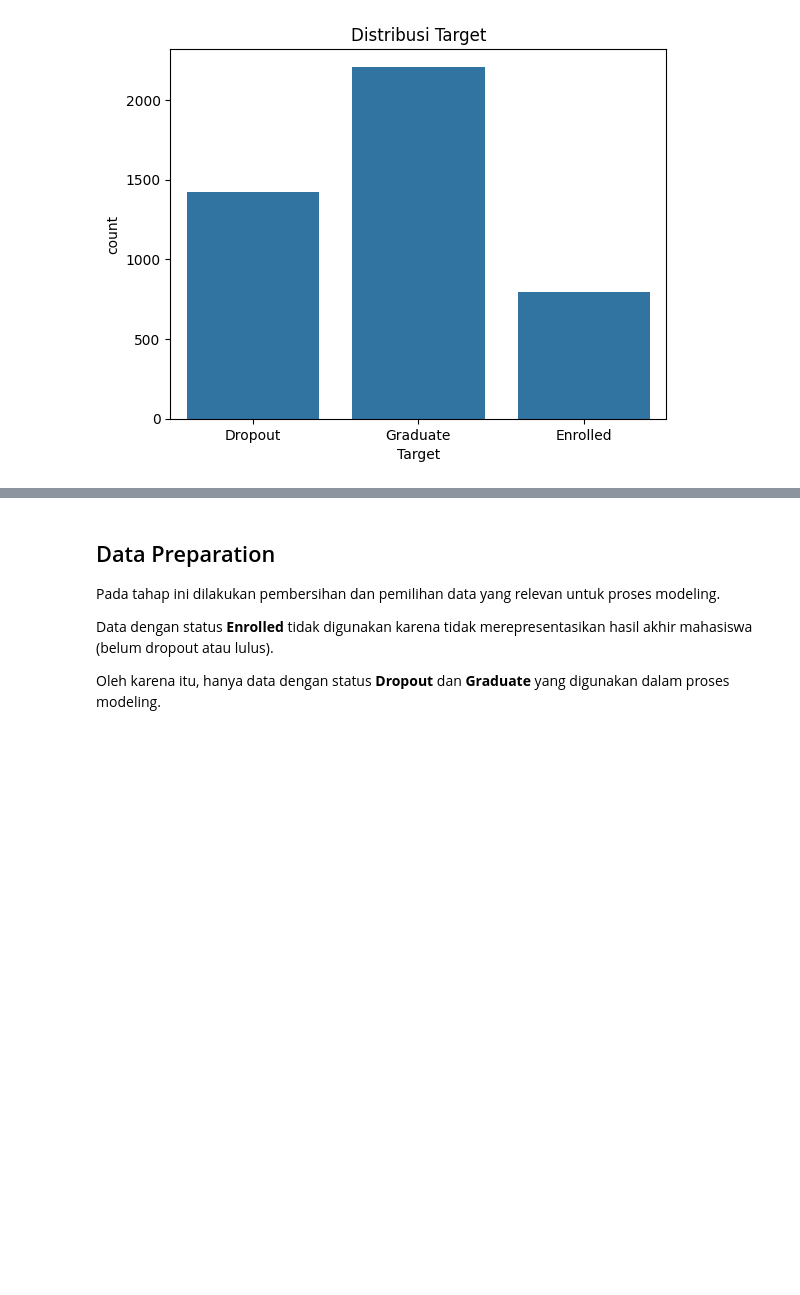
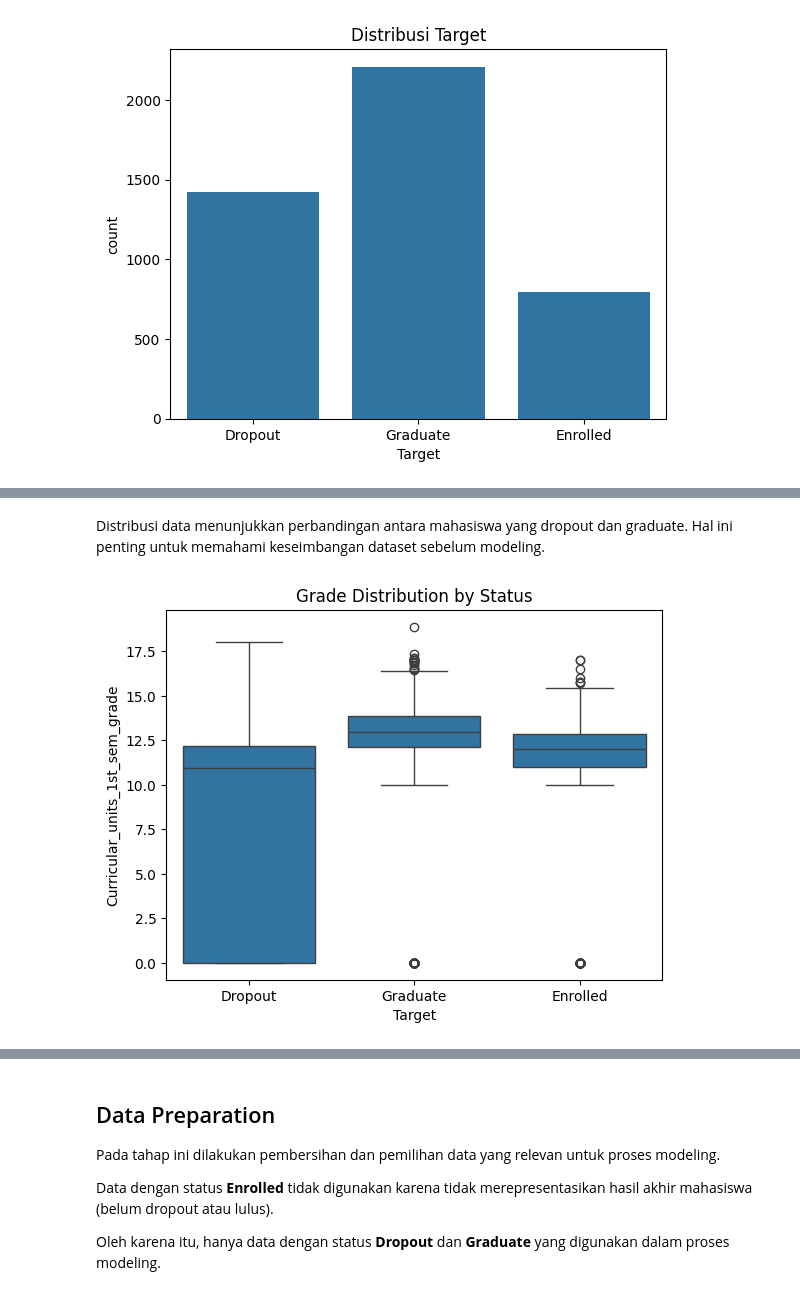
Before and after one commit to swynt/data-project-1, a Jupyter notebook: student-dropout-prediction/notebook.ipynb, the cells around one changed output, grey strips where cells are left out. Cells and saved outputs as stored; diff of their text form; code cells hidden in the pictures; blank space fills up the shorter version.

```diff
--- a/student-dropout-prediction/notebook.ipynb
+++ b/student-dropout-prediction/notebook.ipynb
@@ -85,0 +97,9 @@ plt.show()
+# %% [markdown]
+Distribusi data menunjukkan perbandingan antara mahasiswa yang dropout dan graduate.
+Hal ini penting untuk memahami keseimbangan dataset sebelum modeling.
+# %%
+sns.boxplot(x='Target', y='Curricular_units_1st_sem_grade', data=df)
+plt.title("Grade Distribution by Status")
+plt.show()
+# %% [output]
+[figure, added]
```
Also changed, not shown: parts of 12 cells of this notebook, 2 other files.
